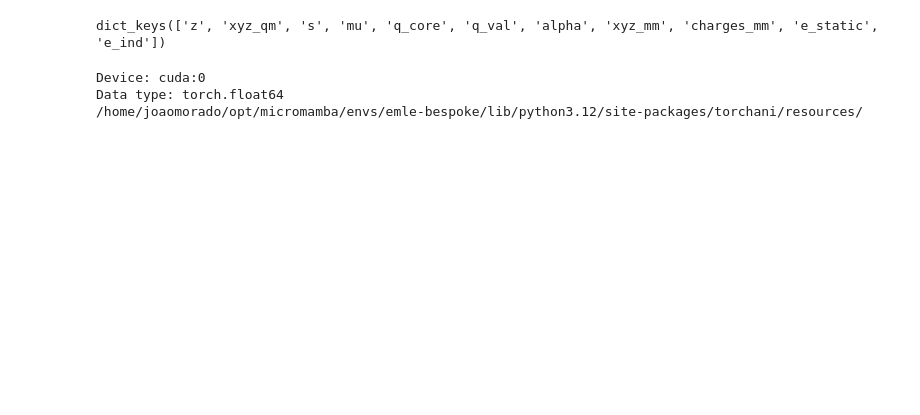
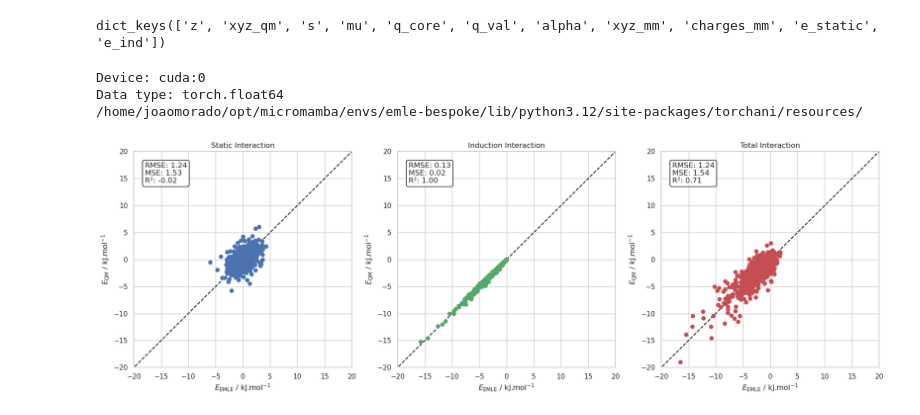
Before and after one commit to michellab/emle-bespoke, a Jupyter notebook: examples/notebooks/qm_mm_analyzer.ipynb, the cells around one changed output. Drawn from its saved outputs; the diff is of its cells as text; code cells hidden in the pictures; blank space fills up the shorter version.

```diff
--- a/examples/notebooks/qm_mm_analyzer.ipynb
+++ b/examples/notebooks/qm_mm_analyzer.ipynb
@@ -28,7 +28,9 @@ e_static_emle = []
 e_ind_emle = []
 for i in range(len(data["z"])):
     # en = calc._sire_callback(data["z"][i].cpu(), data["charges_mm"][i].cpu(), data["xyz_qm"][i].cpu(), data["xyz_mm"][i].cpu())
-    e_static, e_ind = emle_model.forward(data["z"][i], data["charges_mm"][i], data["xyz_qm"][i], data["xyz_mm"][i])
+    e_static, e_ind = emle_model.forward(
+        data["z"][i], data["charges_mm"][i], data["xyz_qm"][i], data["xyz_mm"][i]
+    )
     e_static_emle.append(e_static * HARTREE_TO_KJ_MOL)
     e_ind_emle.append(e_ind * HARTREE_TO_KJ_MOL)
     # print(en[0] - (e_static_emle[-1].item() + e_ind_emle[-1].item()))
@@ -55,6 +57,7 @@ fig, axes = plt.subplots(1, 3, figsize=(18, 6))
 x = np.linspace(-1000, 1000, 100)
 y = x
 
+
 # Function to compute RMSE, MSE, and R^2
 def compute_metrics(true_values, predicted_values):
     mse = mean_squared_error(true_values, predicted_values)
@@ -62,55 +65,81 @@ def compute_metrics(true_values, predicted_values):
     r2 = r2_score(true_values, predicted_values)
     return rmse, mse, r2
 
+
 # Set limits for all subplots and plot reference line
 xmin, xmax = -20, 20
 ymin, ymax = -20, 20
 for ax in axes:
     ax.set_xlim(xmin, xmax)
     ax.set_ylim(ymin, ymax)
-    ax.plot(x, y, 'k--', label="Reference Line")
+    ax.plot(x, y, "k--", label="Reference Line")
 
 # Static subplot
 rmse_static, mse_static, r2_static = compute_metrics(e_static, e_static_emle)
-axes[0].plot(e_static_emle, e_static, 'bo', label="Static")
+axes[0].plot(e_static_emle, e_static, "bo", label="Static")
 axes[0].set_xlabel("$E_{\mathrm{EMLE}}$ / kJ.mol$^{-1}$")
 axes[0].set_ylabel("$E_{\mathrm{QM}}$ / kJ.mol$^{-1}$")
 axes[0].set_title("Static Interaction")
 # axes[0].legend()
 
 # Display RMSE, MSE, R^2 on the Static plot
-axes[0].text(0.05, 0.95, f"RMSE: {rmse_static:.2f}\nMSE: {mse_static:.2f}\nR²: {r2_static:.2f}",
-             transform=axes[0].transAxes, fontsize=12, verticalalignment='top', horizontalalignment='left',
-             bbox=dict(facecolor='white', edgecolor='black', boxstyle='round,pad=0.3'))
+axes[0].text(
+    0.05,
+    0.95,
+    f"RMSE: {rmse_static:.2f}\nMSE: {mse_static:.2f}\nR²: {r2_static:.2f}",
+    transform=axes[0].transAxes,
+    fontsize=12,
+    verticalalignment="top",
+    horizontalalignment="left",
+    bbox=dict(facecolor="white", edgecolor="black", boxstyle="round,pad=0.3"),
+)
 
 # Induction subplot
 rmse_ind, mse_ind, r2_ind = compute_metrics(e_ind, e_ind_emle)
-axes[1].plot(e_ind_emle, e_ind, 'go', label="Induction")
+axes[1].plot(e_ind_emle, e_ind, "go", label="Induction")
 axes[1].set_xlabel("$E_{\mathrm{EMLE}}$ / kJ.mol$^{-1}$")
 axes[1].set_ylabel("$E_{\mathrm{QM}}$ / kJ.mol$^{-1}$")
 axes[1].set_title("Induction Interaction")
 # axes[1].legend()
 
 # Display RMSE, MSE, R^2 on the Induction plot
-axes[1].text(0.05, 0.95, f"RMSE: {rmse_ind:.2f}\nMSE: {mse_ind:.2f}\nR²: {r2_ind:.2f}",
-             transform=axes[1].transAxes, fontsize=12, verticalalignment='top', horizontalalignment='left',
-             bbox=dict(facecolor='white', edgecolor='black', boxstyle='round,pad=0.3'))
+axes[1].text(
+    0.05,
+    0.95,
+    f"RMSE: {rmse_ind:.2f}\nMSE: {mse_ind:.2f}\nR²: {r2_ind:.2f}",
+    transform=axes[1].transAxes,
+    fontsize=12,
+    verticalalignment="top",
+    horizontalalignment="left",
+    bbox=dict(facecolor="white", edgecolor="black", boxstyle="round,pad=0.3"),
+)
 
 # Total subplot
-rmse_total, mse_total, r2_total = compute_metrics(e_static + e_ind, e_static_emle + e_ind_emle)
-axes[2].plot(e_static_emle + e_ind_emle, e_static + e_ind, 'ro', label="Total")
+rmse_total, mse_total, r2_total = compute_metrics(
+    e_static + e_ind, e_static_emle + e_ind_emle
+)
+axes[2].plot(e_static_emle + e_ind_emle, e_static + e_ind, "ro", label="Total")
 axes[2].set_xlabel("$E_{\mathrm{EMLE}}$ / kJ.mol$^{-1}$")
 axes[2].set_ylabel("$E_{\mathrm{QM}}$ / kJ.mol$^{-1}$")
 axes[2].set_title("Total Interaction")
 # axes[2].legend()
 
 # Display RMSE, MSE, R^2 on the Total plot
-axes[2].text(0.05, 0.95, f"RMSE: {rmse_total:.2f}\nMSE: {mse_total:.2f}\nR²: {r2_total:.2f}",
-             transform=axes[2].transAxes, fontsize=12, verticalalignment='top', horizontalalignment='left',
-             bbox=dict(facecolor='white', edgecolor='black', boxstyle='round,pad=0.3'))
+axes[2].text(
+    0.05,
+    0.95,
+    f"RMSE: {rmse_total:.2f}\nMSE: {mse_total:.2f}\nR²: {r2_total:.2f}",
+    transform=axes[2].transAxes,
+    fontsize=12,
+    verticalalignment="top",
+    horizontalalignment="left",
+    bbox=dict(facecolor="white", edgecolor="black", boxstyle="round,pad=0.3"),
+)
 
 # Adjust the layout for better spacing between subplots
 plt.tight_layout()
 
 # Show the plot
 plt.show()
+# %% [output]
+[figure, added]
```
Also changed, not shown: parts of 1 cell of this notebook, 2 other files.
